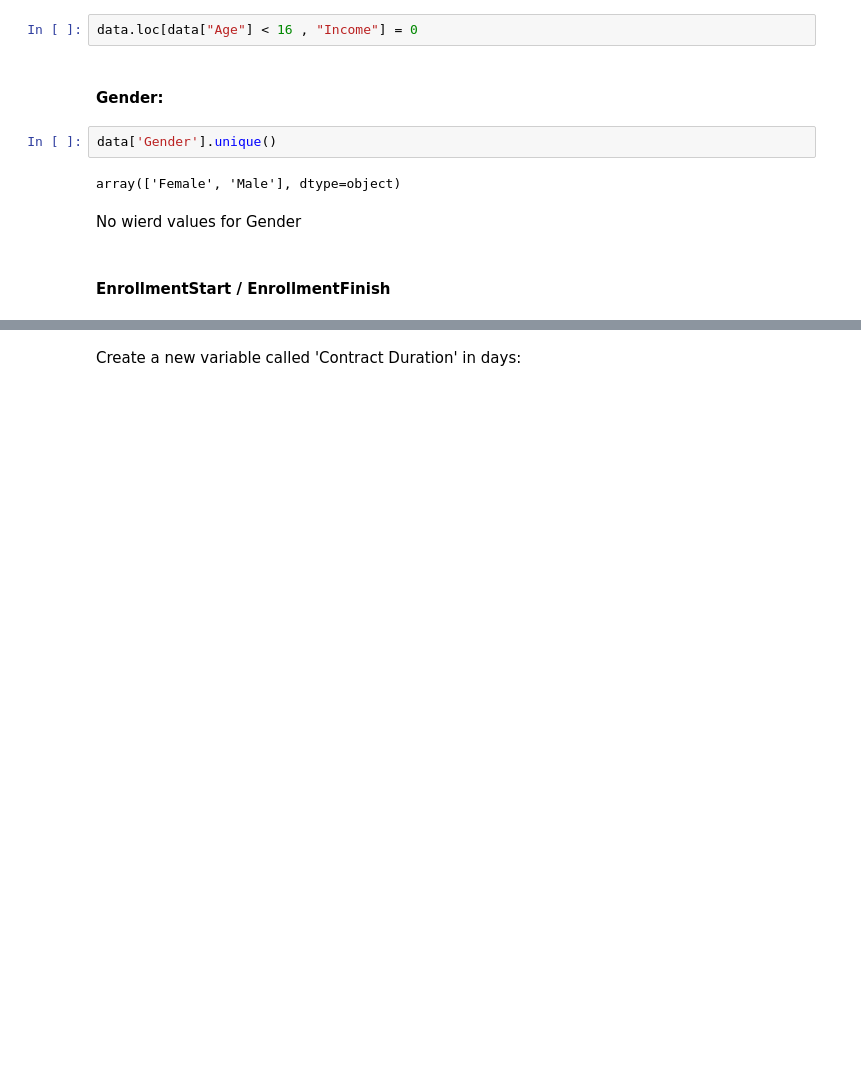
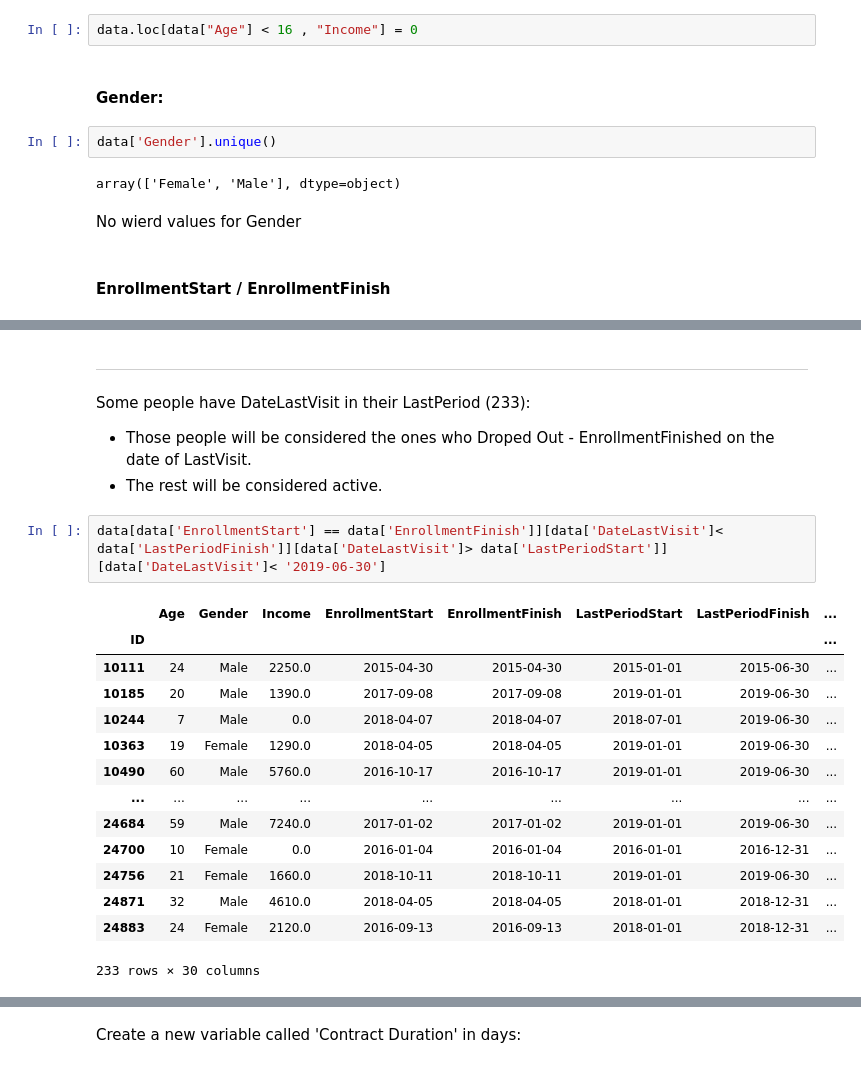
Before and after one commit to raquelxr/data-mining-proj, a Jupyter notebook: DM_Sofia.ipynb, the cells around one changed output, grey strips where cells are left out. Drawn from its saved outputs; the diff is of its cells as text; blank space fills up the shorter version.

```diff
--- a/DM_Sofia.ipynb
+++ b/DM_Sofia.ipynb
@@ -88,0 +145,23 @@ We'll do the same we do with New Costumers that have EF = '2019-10-31' so we can
+# %% [markdown]
+----
+# %% [markdown]
+Some people have DateLastVisit in their LastPeriod (233):
+- Those people will be considered the ones who Droped Out - EnrollmentFinished on the date of LastVisit.
+- The rest will be considered active.
+# %%
+data[data['EnrollmentStart'] == data['EnrollmentFinish']][data['DateLastVisit']< data['LastPeriodFinish']][data['DateLastVisit']> data['LastPeriodStart']][data['DateLastVisit']< '2019-06-30']
+# %% [output]
+|  | Age | Gender | Income | EnrollmentStart | EnrollmentFinish | LastPeriodStart | LastPeriodFinish | ... |
+| ID |  |  |  |  |  |  |  | ... |
+| 10111 | 24 | Male | 2250.0 | 2015-04-30 | 2015-04-30 | 2015-01-01 | 2015-06-30 | ... |
+| 10185 | 20 | Male | 1390.0 | 2017-09-08 | 2017-09-08 | 2019-01-01 | 2019-06-30 | ... |
+| 10244 | 7 | Male | 0.0 | 2018-04-07 | 2018-04-07 | 2018-07-01 | 2019-06-30 | ... |
+| 10363 | 19 | Female | 1290.0 | 2018-04-05 | 2018-04-05 | 2019-01-01 | 2019-06-30 | ... |
+| 10490 | 60 | Male | 5760.0 | 2016-10-17 | 2016-10-17 | 2019-01-01 | 2019-06-30 | ... |
+| ... | ... | ... | ... | ... | ... | ... | ... | ... |
+| 24684 | 59 | Male | 7240.0 | 2017-01-02 | 2017-01-02 | 2019-01-01 | 2019-06-30 | ... |
+| 24700 | 10 | Female | 0.0 | 2016-01-04 | 2016-01-04 | 2016-01-01 | 2016-12-31 | ... |
+| 24756 | 21 | Female | 1660.0 | 2018-10-11 | 2018-10-11 | 2019-01-01 | 2019-06-30 | ... |
+| 24871 | 32 | Male | 4610.0 | 2018-04-05 | 2018-04-05 | 2018-01-01 | 2018-12-31 | ... |
+| 24883 | 24 | Female | 2120.0 | 2016-09-13 | 2016-09-13 | 2018-01-01 | 2018-12-31 | ... |
+233 rows × 30 columns
```
Also changed, not shown: parts of 51 cells of this notebook.
